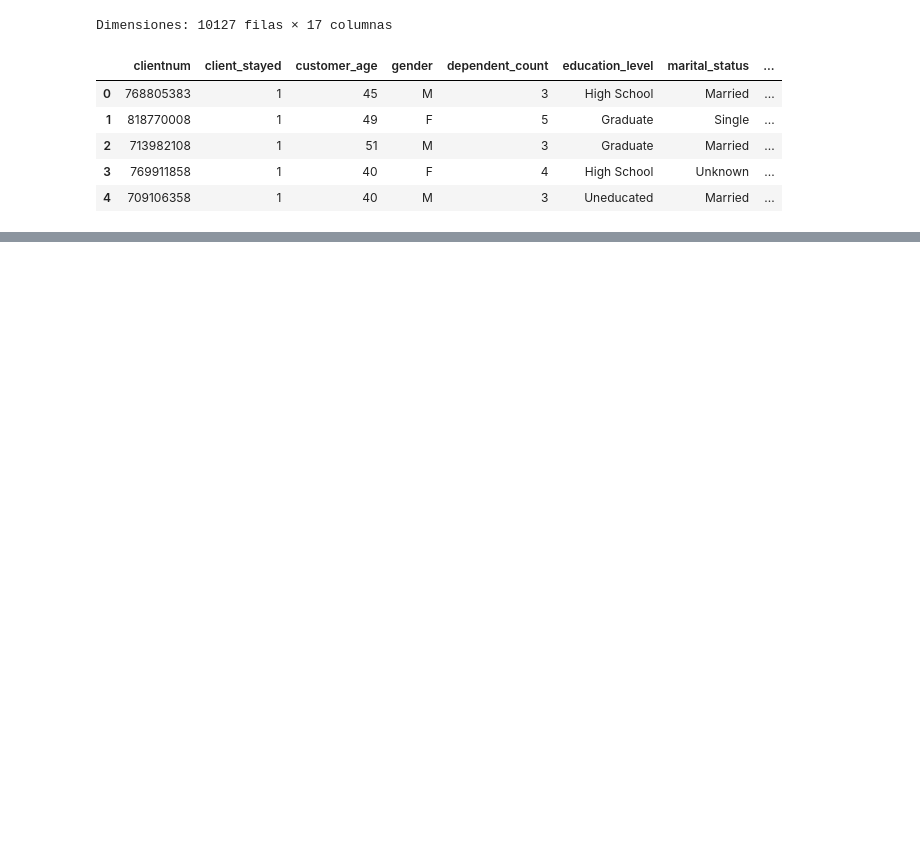
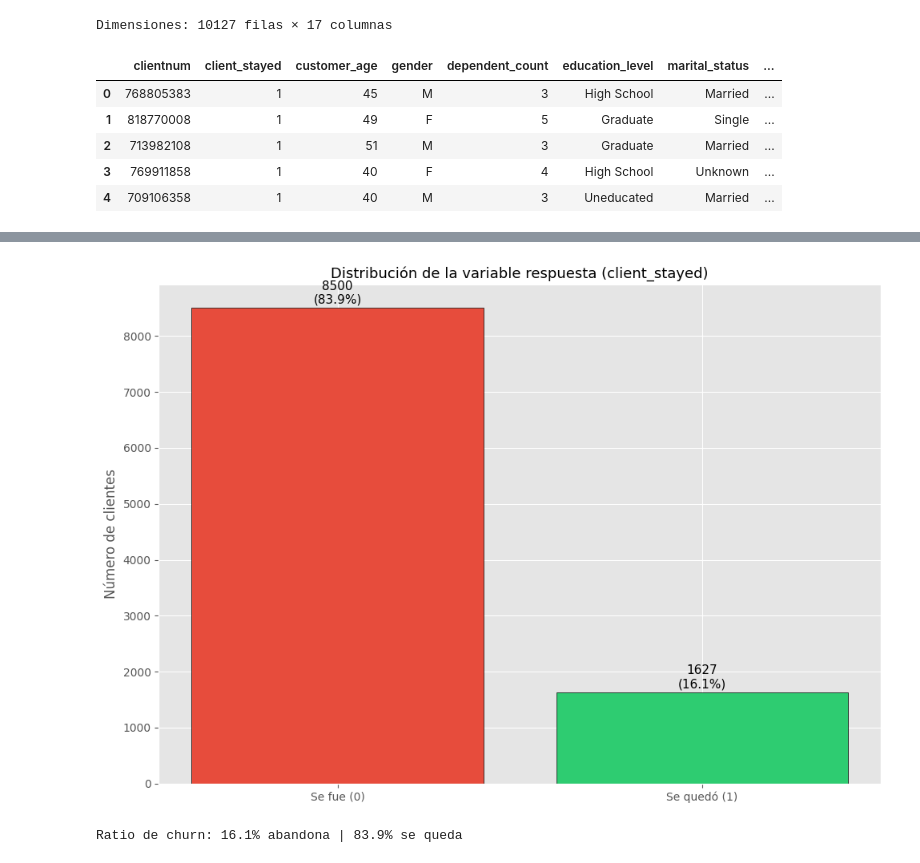
Before and after one commit to bielng/Data-Lab, a Jupyter notebook: trial_05.ipynb, the cells around one changed output, grey strips where cells are left out. Drawn from its saved outputs; the diff is of its cells as text; code cells hidden in the pictures; blank space fills up the shorter version.

Commit message:
Distribución de la variable respuesta

```diff
--- a/trial_05.ipynb
+++ b/trial_05.ipynb
@@ -22,0 +62,18 @@ Dimensiones: 10127 filas × 17 columnas
+# %%
+fig, ax = plt.subplots(figsize=(10, 7))
+
+counts = df['client_stayed'].value_counts()
+
+bars = ax.bar(['Se fue (0)', 'Se quedó (1)'], counts.values, color=['#e74c3c','#2ecc71'], edgecolor='black')
+
+for bar, val in zip(bars, counts.values):
+    ax.text(bar.get_x() + bar.get_width()/2, bar.get_height() + 80,
+            f'{val}\n({val/len(df)*100:.1f}%)', ha='center', fontsize=11)
+ax.set_title('Distribución de la variable respuesta (client_stayed)', fontsize=13)
+ax.set_ylabel('Número de clientes')
+plt.tight_layout()
+plt.show()
+print(f"Ratio de churn: {counts[0]/len(df)*100:.1f}% abandona | {counts[1]/len(df)*100:.1f}% se queda")
+# %% [output]
+[figure, added]
+Ratio de churn: 16.1% abandona | 83.9% se queda
```
Also changed, not shown: parts of 2 cells of this notebook.
